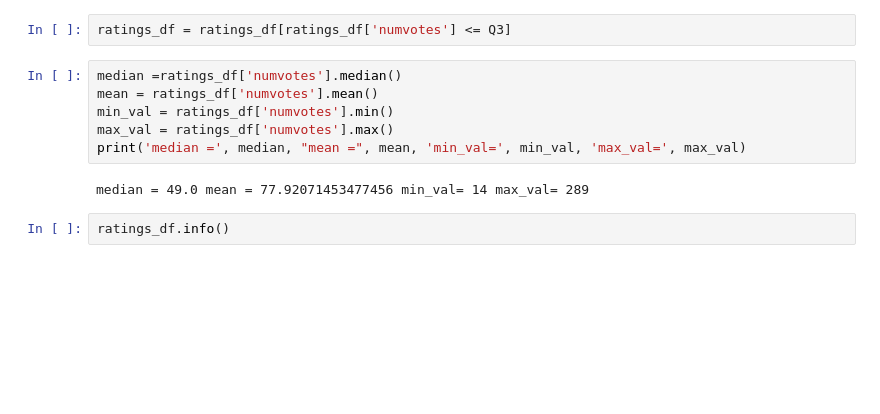
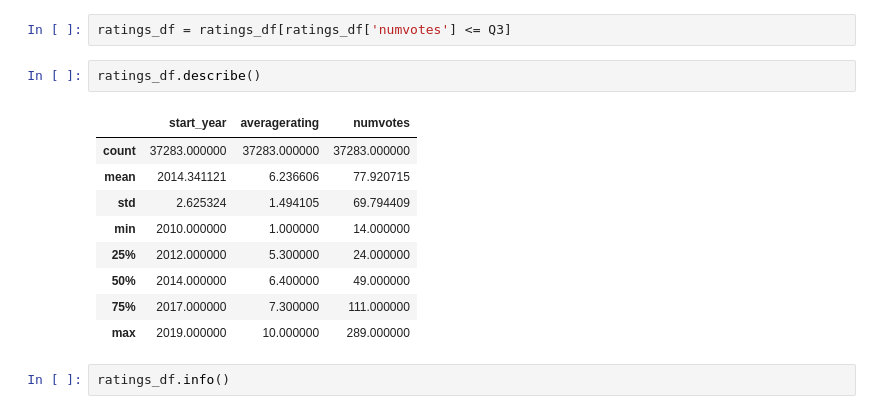
Before and after one commit to adcm2292/dsc-phase-1-project-online, a Jupyter notebook: n1_overview_and_data_understanding.ipynb, the cells around one changed output. Drawn from its saved outputs; the diff is of its cells as text; blank space fills up the shorter version.

```diff
--- a/n1_overview_and_data_understanding.ipynb
+++ b/n1_overview_and_data_understanding.ipynb
@@ -433,14 +444,18 @@ print(Q1, Q3, IQR)
 ratings_df = ratings_df[ratings_df['numvotes'] >= Q1]
 # %%
 ratings_df = ratings_df[ratings_df['numvotes'] <= Q3]
-# %%
-median =ratings_df['numvotes'].median()
-mean = ratings_df['numvotes'].mean()
-min_val = ratings_df['numvotes'].min()
-max_val = ratings_df['numvotes'].max()
-print('median =', median, "mean =", mean, 'min_val=', min_val, 'max_val=', max_val)
-# %% [output]
-median = 49.0 mean = 77.92071453477456 min_val= 14 max_val= 289
+# %%
+ratings_df.describe()
+# %% [output]
+|  | start_year | averagerating | numvotes |
+| count | 37283.000000 | 37283.000000 | 37283.000000 |
+| mean | 2014.341121 | 6.236606 | 77.920715 |
+| std | 2.625324 | 1.494105 | 69.794409 |
+| min | 2010.000000 | 1.000000 | 14.000000 |
+| 25% | 2012.000000 | 5.300000 | 24.000000 |
+| 50% | 2014.000000 | 6.400000 | 49.000000 |
+| 75% | 2017.000000 | 7.300000 | 111.000000 |
+| max | 2019.000000 | 10.000000 | 289.000000 |
 # %%
 ratings_df.info()
 # %% [output]
```
Also changed, not shown: parts of 7 cells of this notebook, 4 other files.
